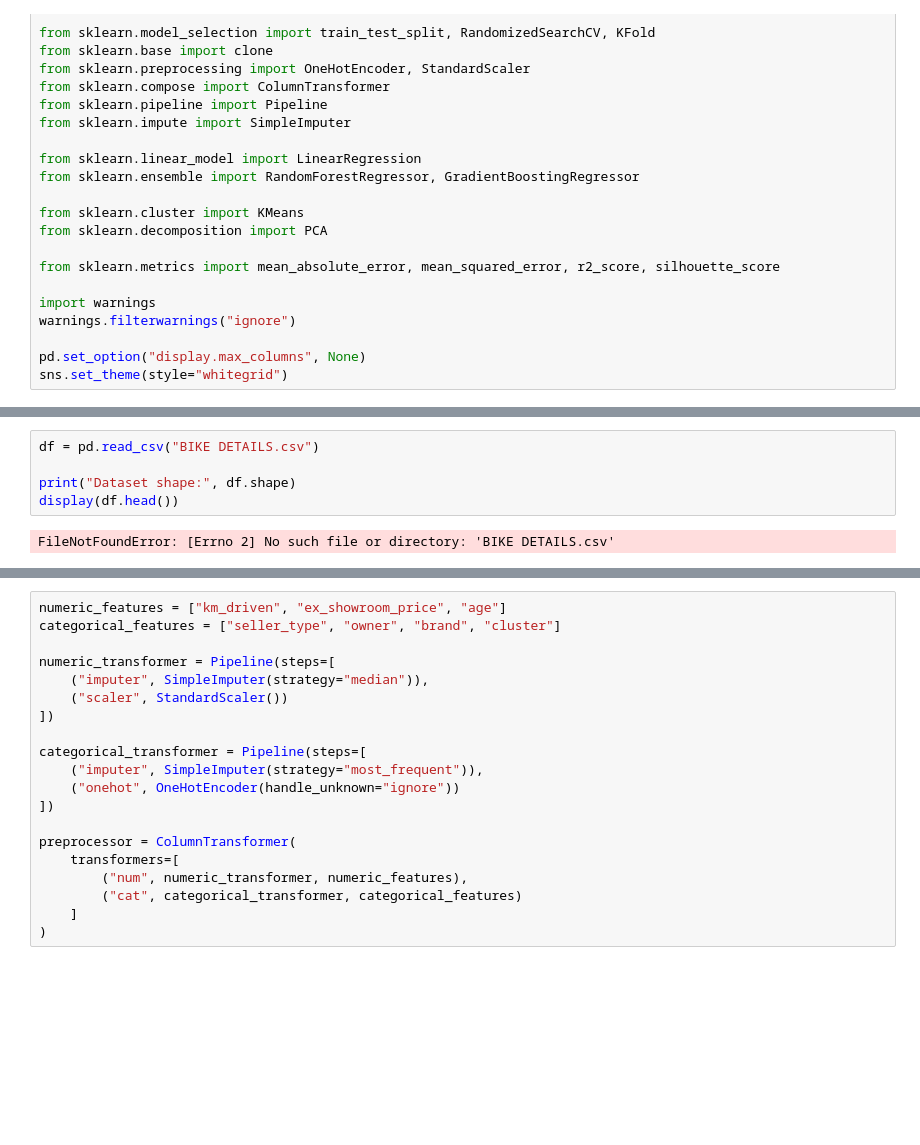
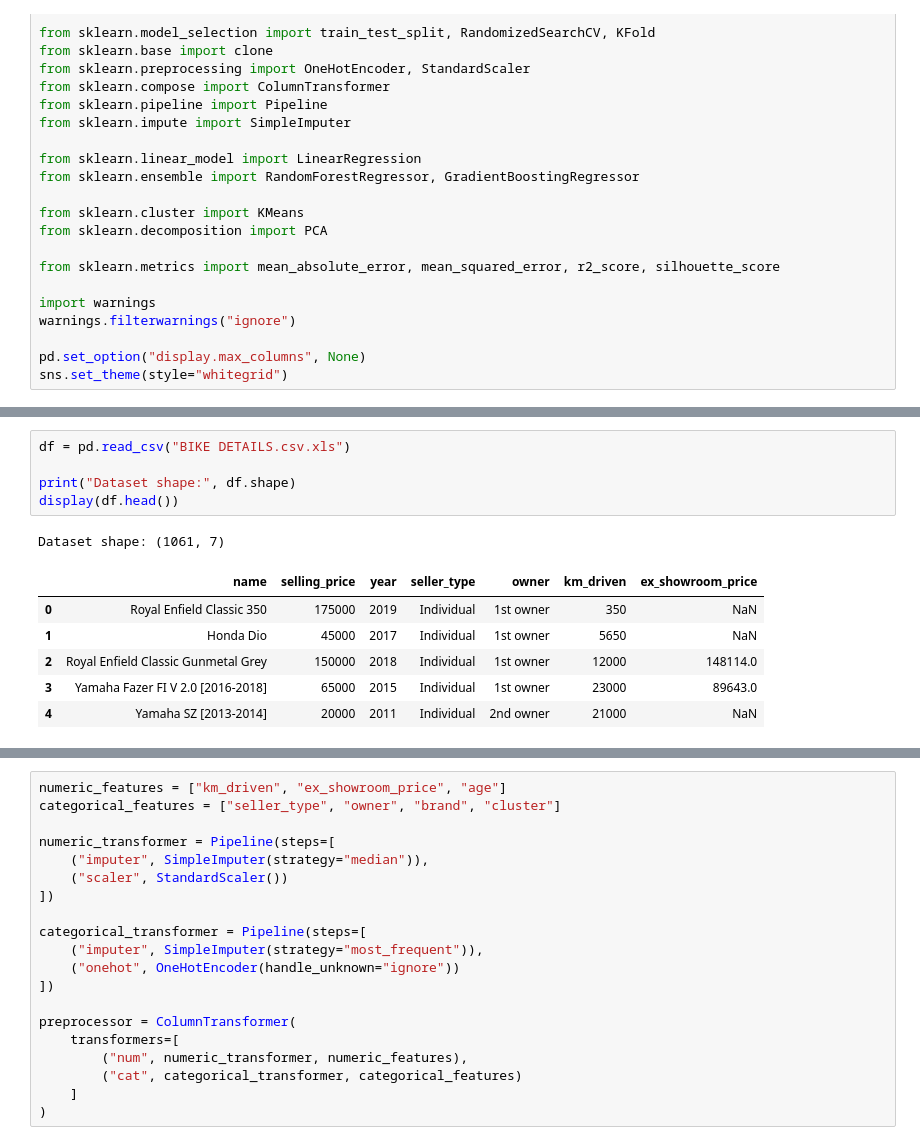
Before and after one commit to yuvanr/motorcyclepricemodel, a Jupyter notebook: MotorcyclePricesModel.ipynb, the cells around one changed output, grey strips where cells are left out. Drawn from its saved outputs; the diff is of its cells as text; blank space fills up the shorter version.

```diff
--- a/MotorcyclePricesModel.ipynb
+++ b/MotorcyclePricesModel.ipynb
@@ -37,10 +37,16 @@ Saving BIKE DETAILS.csv.xls to BIKE DETAILS.csv.xls
 # %%
-df = pd.read_csv("BIKE DETAILS.csv")
+df = pd.read_csv("BIKE DETAILS.csv.xls")
 
 print("Dataset shape:", df.shape)
 display(df.head())
 # %% [output]
-FileNotFoundError: [Errno 2] No such file or directory: 'BIKE DETAILS.csv'
+Dataset shape: (1061, 7)
+|  | name | selling_price | year | seller_type | owner | km_driven | ex_showroom_price |
+| 0 | Royal Enfield Classic 350 | 175000 | 2019 | Individual | 1st owner | 350 | NaN |
+| 1 | Honda Dio | 45000 | 2017 | Individual | 1st owner | 5650 | NaN |
+| 2 | Royal Enfield Classic Gunmetal Grey | 150000 | 2018 | Individual | 1st owner | 12000 | 148114.0 |
+| 3 | Yamaha Fazer FI V 2.0 [2016-2018] | 65000 | 2015 | Individual | 1st owner | 23000 | 89643.0 |
+| 4 | Yamaha SZ [2013-2014] | 20000 | 2011 | Individual | 2nd owner | 21000 | NaN |
 # %%
 print("columns:")
 print(df.columns)
```
Also changed, not shown: parts of 33 cells of this notebook.
